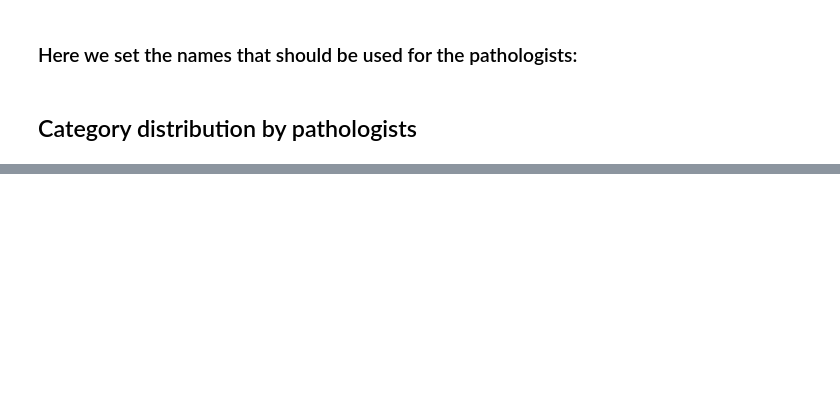
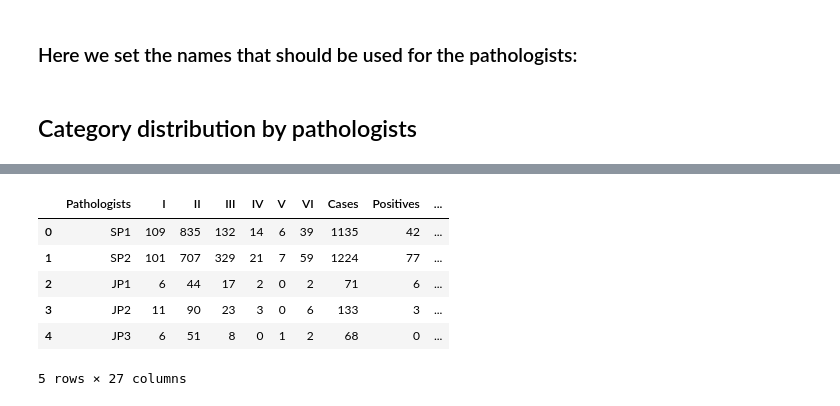
Before and after one commit to mathmax-team/USCAP_Thyroid, a Jupyter notebook: Article_images.ipynb, the cells around one changed output, grey strips where cells are left out. Saved outputs shown, nothing was run; the diff lists cells and outputs as text; code cells hidden in the pictures; blank space fills up the shorter version.

```diff
--- a/Article_images.ipynb
+++ b/Article_images.ipynb
@@ -175,0 +176,10 @@ compare_ratios(counting_data)
+# %%
+counting_data.head()
+# %% [output]
+|  | Pathologists | I | II | III | IV | V | VI | Cases | Positives | ... |
+| 0 | SP1 | 109 | 835 | 132 | 14 | 6 | 39 | 1135 | 42 | ... |
+| 1 | SP2 | 101 | 707 | 329 | 21 | 7 | 59 | 1224 | 77 | ... |
+| 2 | JP1 | 6 | 44 | 17 | 2 | 0 | 2 | 71 | 6 | ... |
+| 3 | JP2 | 11 | 90 | 23 | 3 | 0 | 6 | 133 | 3 | ... |
+| 4 | JP3 | 6 | 51 | 8 | 0 | 1 | 2 | 68 | 0 | ... |
+5 rows × 27 columns
```
Also changed, not shown: parts of 22 cells of this notebook.
